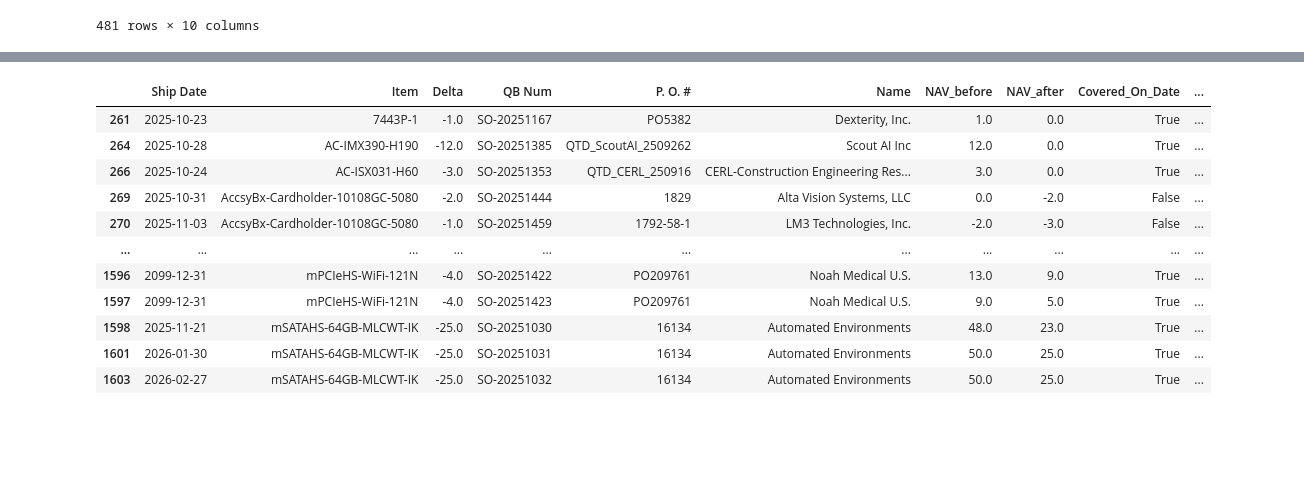
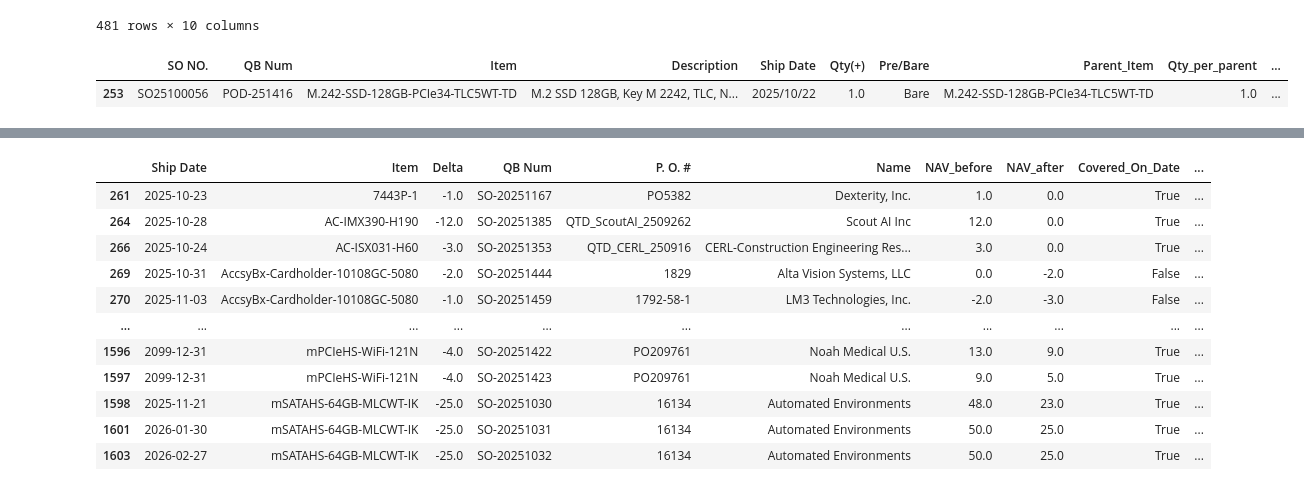
Before and after one commit to playoung2818/POD_NAV, a Jupyter notebook: LT Check(ZC).ipynb, the cells around one changed output, grey strips where cells are left out. Saved outputs shown, nothing was run; the diff lists cells and outputs as text; code cells hidden in the pictures; blank space fills up the shorter version.

```diff
--- a/LT Check(ZC).ipynb
+++ b/LT Check(ZC).ipynb
@@ -188,6 +186,11 @@ See the caveats in the documentation: https://pandas.pydata.org/pandas-docs/stab
 | 479 | SO25100305 | POD-251464 | POC-410 | POC-410 Intel® ElkhartLake ultra-... | None | 3.0 | Bare | POC-410 | 1.0 | ... |
 | 480 | SO25100308 | POD-251472 | AccsyBx-Pnl-Nuvo-9208VTC-CST | Accessory box kit for Nuvo-9208VT... | None | 25.0 | Bare | AccsyBx-Pnl-Nuvo-9208VTC-CST | 1.0 | ... |
 481 rows × 10 columns
+# %%
+NAV_EXP.loc[NAV_EXP["Item"] == "M.242-SSD-128GB-PCIe34-TLC5WT-TD"]
+# %% [output]
+|  | SO NO. | QB Num | Item | Description | Ship Date | Qty(+) | Pre/Bare | Parent_Item | Qty_per_parent | ... |
+| 253 | SO25100056 | POD-251416 | M.242-SSD-128GB-PCIe34-TLC5WT-TD | M.2 SSD 128GB, Key M 2242, TLC, N... | 2025/10/22 | 1.0 | Bare | M.242-SSD-128GB-PCIe34-TLC5WT-TD | 1.0 | ... |
 # %%
 import pandas as pd
 import numpy as np
```
Also changed, not shown: parts of 3 cells of this notebook.
